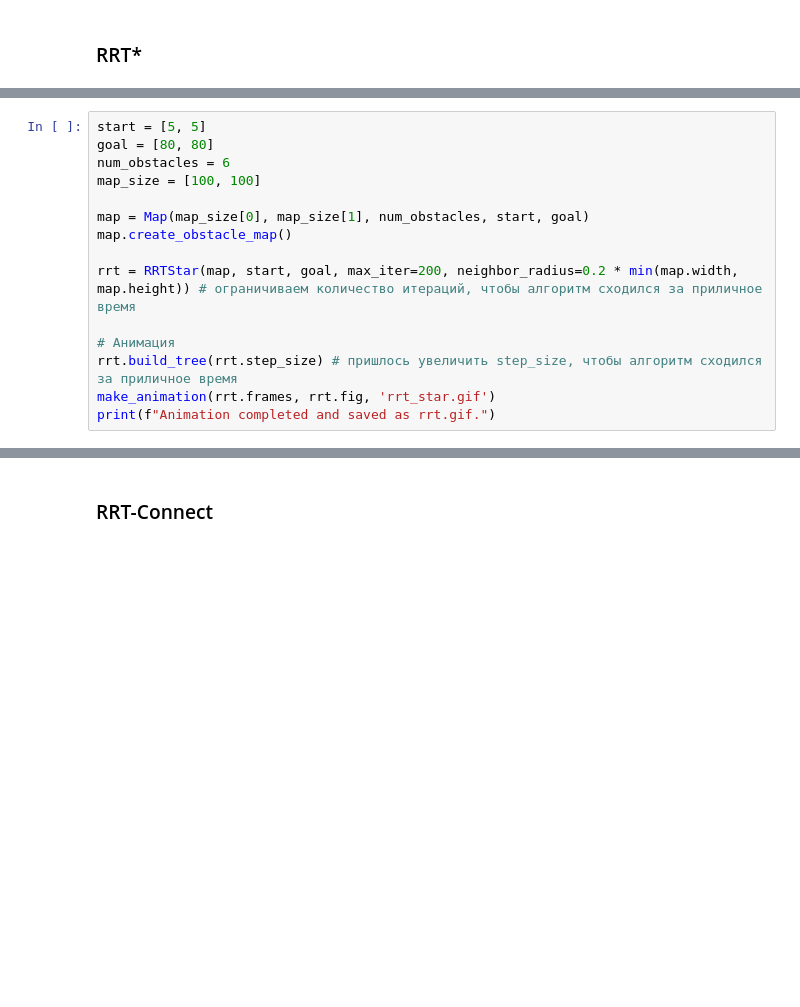
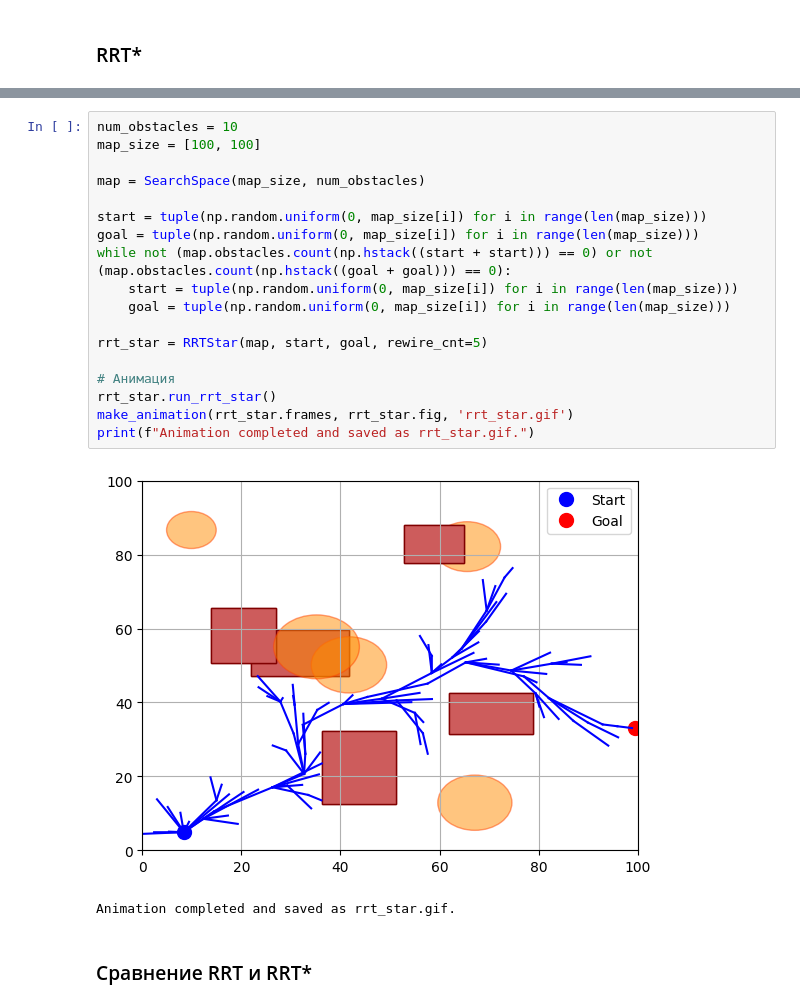
Before and after one commit to qrvmil/Manipulator, a Jupyter notebook: RRT/rrt_practice.ipynb, the cells around one changed output, grey strips where cells are left out. Cells and saved outputs as stored; diff of their text form; blank space fills up the shorter version.

```diff
--- a/RRT/rrt_practice.ipynb
+++ b/RRT/rrt_practice.ipynb
@@ -366,15 +277,0 @@ class RRTStar:
-# %%
-start = [5, 5]
-goal = [80, 80]
-num_obstacles = 6
-map_size = [100, 100]
-
-map = Map(map_size[0], map_size[1], num_obstacles, start, goal)
-map.create_obstacle_map()
-
-rrt = RRTStar(map, start, goal, max_iter=200, neighbor_radius=0.2 * min(map.width, map.height)) # ограничиваем количество итераций, чтобы алгоритм сходился за приличное время
-
-# Анимация
-rrt.build_tree(rrt.step_size) # пришлось увеличить step_size, чтобы алгоритм сходился за приличное время
-make_animation(rrt.frames, rrt.fig, 'rrt_star.gif')
-print(f"Animation completed and saved as rrt.gif.")
@@ -384,2 +359,23 @@ Animation completed and saved as rrt.gif.
+# %%
+num_obstacles = 10
+map_size = [100, 100]
+
+map = SearchSpace(map_size, num_obstacles)
+
+start = tuple(np.random.uniform(0, map_size[i]) for i in range(len(map_size)))
+goal = tuple(np.random.uniform(0, map_size[i]) for i in range(len(map_size)))
+while not (map.obstacles.count(np.hstack((start + start))) == 0) or not (map.obstacles.count(np.hstack((goal + goal))) == 0):
+    start = tuple(np.random.uniform(0, map_size[i]) for i in range(len(map_size)))
+    goal = tuple(np.random.uniform(0, map_size[i]) for i in range(len(map_size)))
+
+rrt_star = RRTStar(map, start, goal, rewire_cnt=5)
+
+# Анимация
+rrt_star.run_rrt_star()
+make_animation(rrt_star.frames, rrt_star.fig, 'rrt_star.gif')
+print(f"Animation completed and saved as rrt_star.gif.")
+# %% [output]
+[figure, added]
+Animation completed and saved as rrt_star.gif.
 # %% [markdown]
-### RRT-Connect
+### Сравнение RRT и RRT*
```
Also changed, not shown: parts of 21 cells of this notebook, 6 other files.
